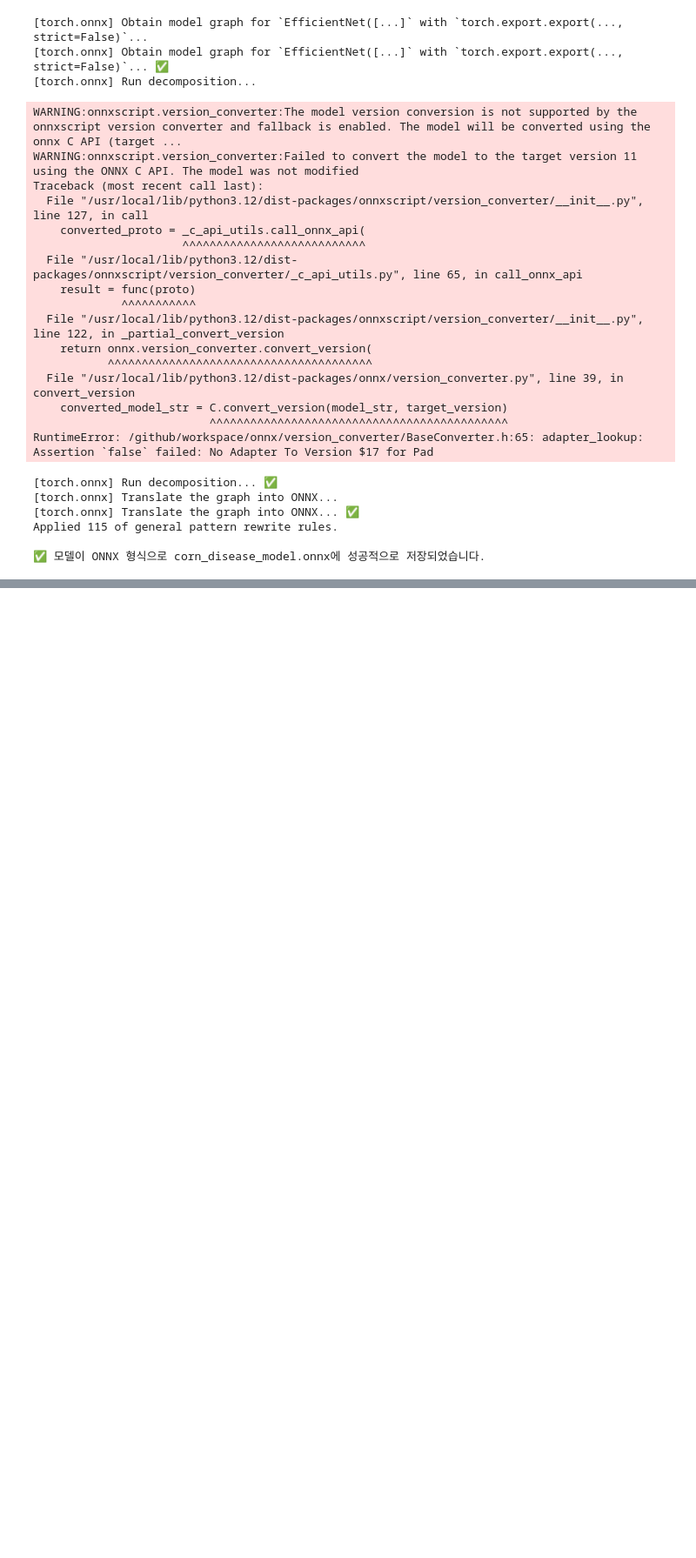
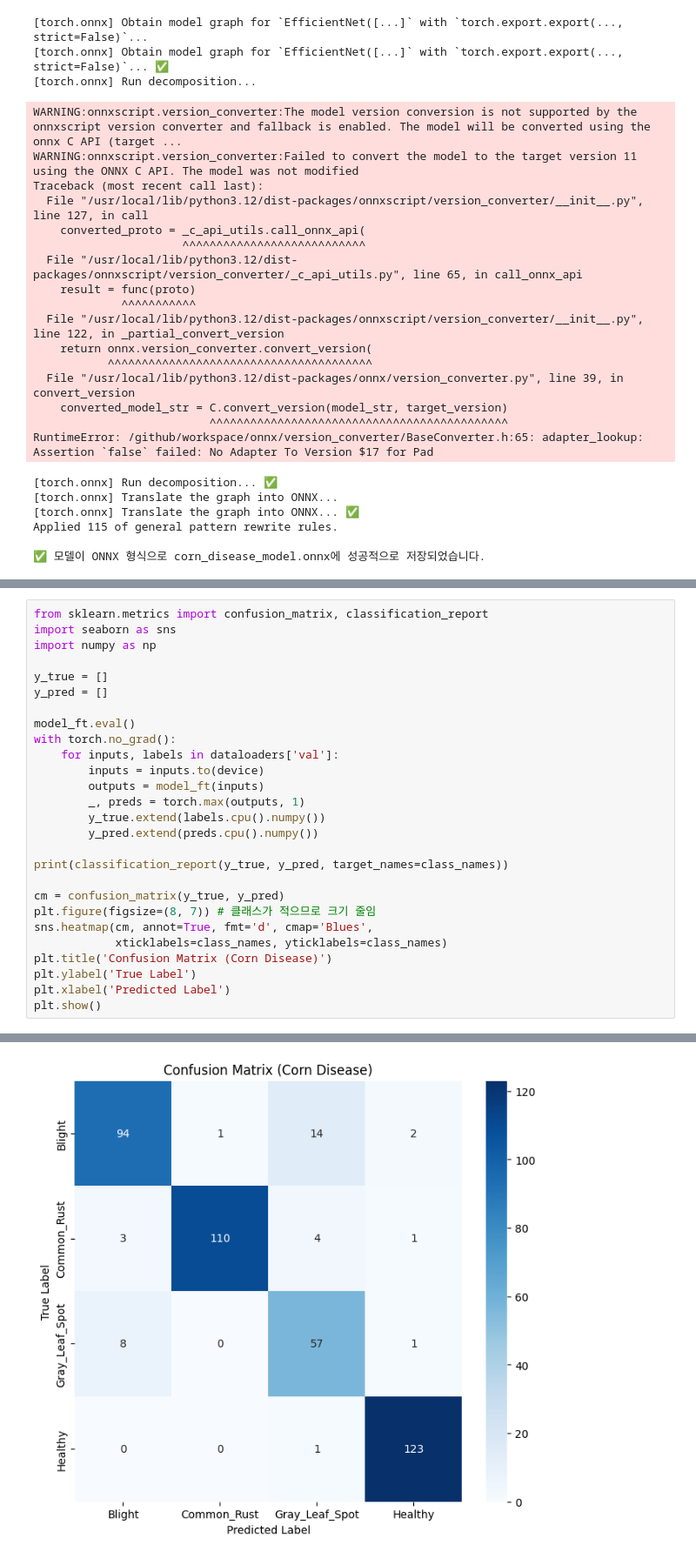
Before and after one commit to farmers-note/farmers-note-ml-dev, a Jupyter notebook: notebook/corn_disease_model.ipynb, the cells around one changed output, grey strips where cells are left out. Shown at 87% size. Saved outputs shown, nothing was run; the diff lists cells and outputs as text; blank space fills up the shorter version.

```diff
--- a/notebook/corn_disease_model.ipynb
+++ b/notebook/corn_disease_model.ipynb
@@ -405,0 +469,28 @@ Applied 115 of general pattern rewrite rules.
+# %%
+from sklearn.metrics import confusion_matrix, classification_report
+import seaborn as sns
+import numpy as np
+
+y_true = []
+y_pred = []
+
+model_ft.eval()
+with torch.no_grad():
+    for inputs, labels in dataloaders['val']:
+        inputs = inputs.to(device)
+        outputs = model_ft(inputs)
+        _, preds = torch.max(outputs, 1)
+        y_true.extend(labels.cpu().numpy())
+        y_pred.extend(preds.cpu().numpy())
+
+print(classification_report(y_true, y_pred, target_names=class_names))
+
+cm = confusion_matrix(y_true, y_pred)
+plt.figure(figsize=(8, 7)) # 클래스가 적으므로 크기 줄임
+sns.heatmap(cm, annot=True, fmt='d', cmap='Blues',
+            xticklabels=class_names, yticklabels=class_names)
+plt.title('Confusion Matrix (Corn Disease)')
+plt.ylabel('True Label')
+plt.xlabel('Predicted Label')
+plt.show()
+# %% [output]
@@ -405,0 +507 @@ Applied 115 of general pattern rewrite rules.
+[figure, added]
```
Also changed, not shown: parts of 8 cells of this notebook, 6 other files.
